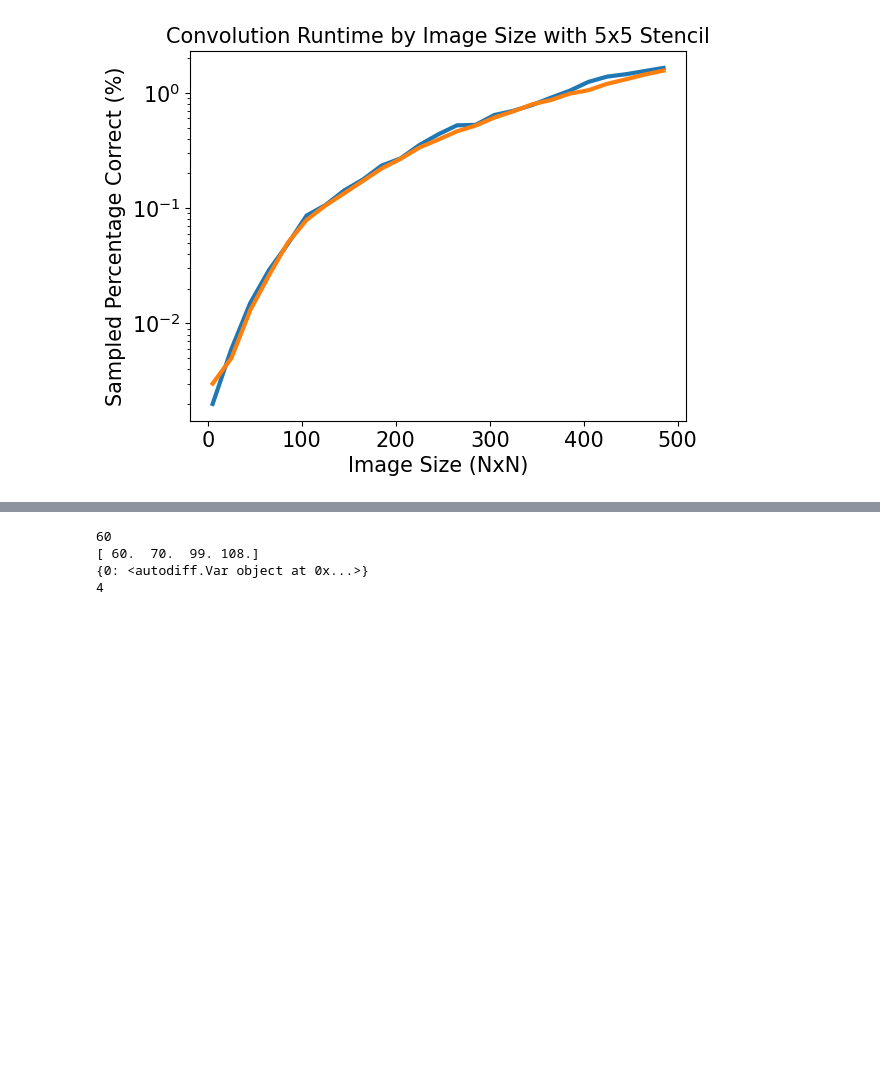
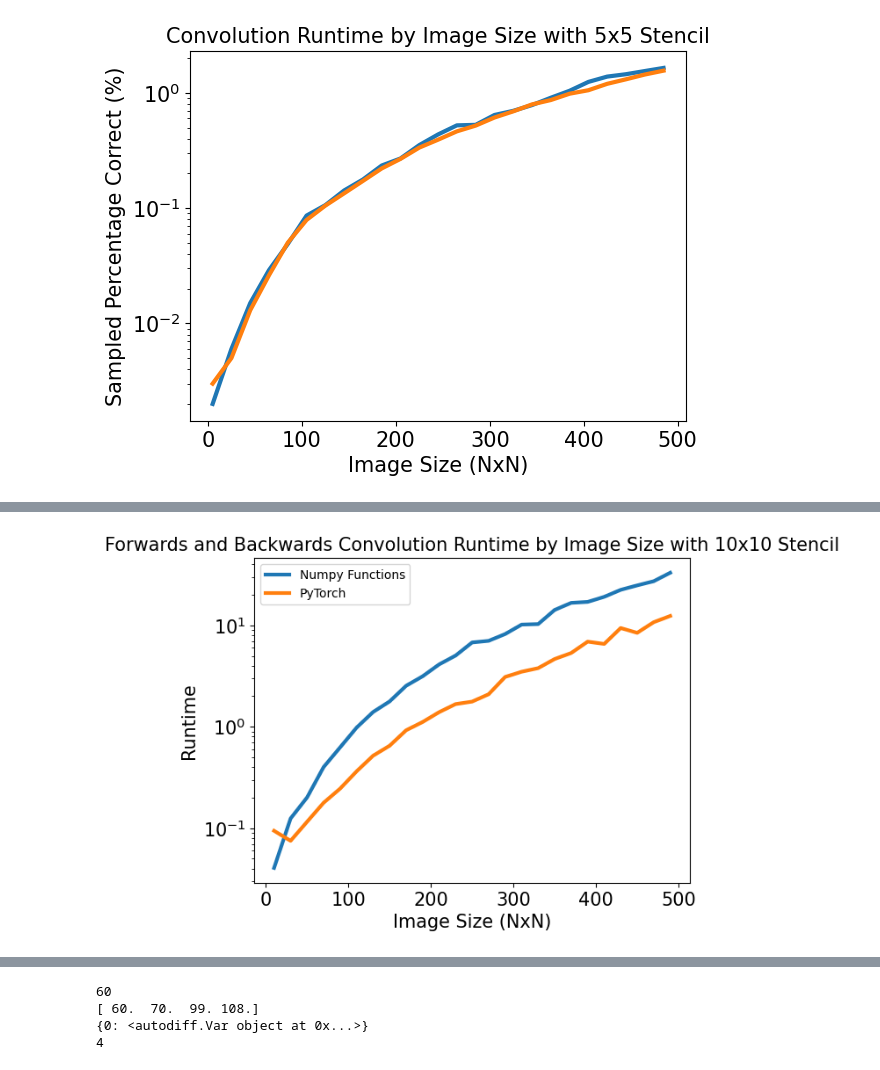
Before and after one commit to ryyanmapes/Neural-Networks-from-Nothing, a Jupyter notebook: advanced_autodiff/experiments/developing_cnns.ipynb, the cells around one changed output, grey strips where cells are left out. Saved outputs shown, nothing was run; the diff lists cells and outputs as text; code cells hidden in the pictures; blank space fills up the shorter version.

```diff
--- a/advanced_autodiff/experiments/developing_cnns.ipynb
+++ b/advanced_autodiff/experiments/developing_cnns.ipynb
@@ -551,0 +648,7 @@ plt.yscale("log")
+# %%
+config = ConvolutionTestConfig()
+config.kernel_size = (10, 10)
+config.do_backwards = True
+run_all(config)
+# %% [output]
+[figure, added]
```
Also changed, not shown: parts of 11 cells of this notebook, 4 other files.
